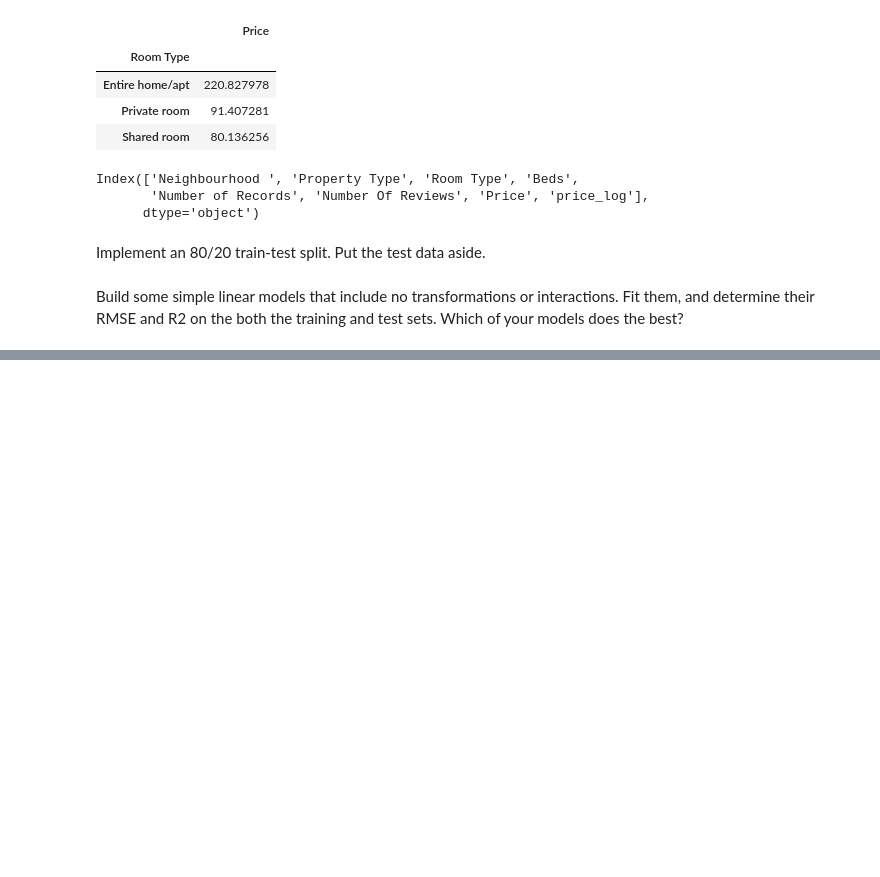
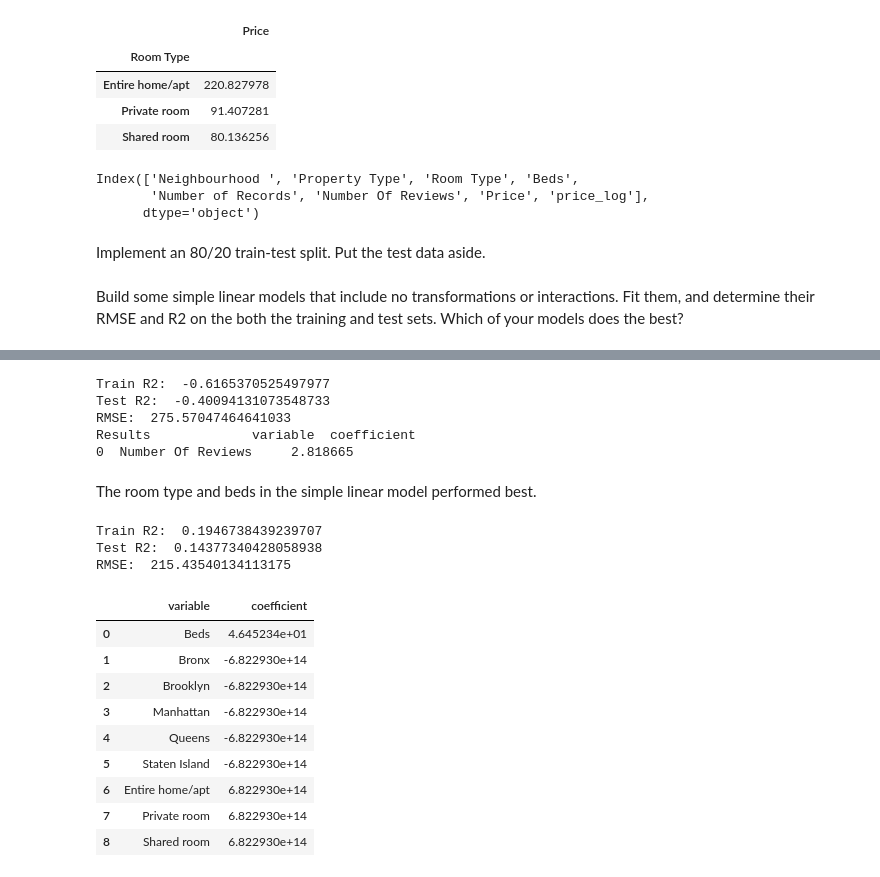
Before and after one commit to DS3001/labs, a Jupyter notebook: 04_hedonic_pricing/04_hedonic_pricing.ipynb, the cells around one changed output, grey strips where cells are left out. Saved outputs shown, nothing was run; the diff lists cells and outputs as text; code cells hidden in the pictures; blank space fills up the shorter version.

```diff
--- a/04_hedonic_pricing/04_hedonic_pricing.ipynb
+++ b/04_hedonic_pricing/04_hedonic_pricing.ipynb
@@ -296,0 +350,53 @@ y= air['price_log']
+# %%
+num1= air[['Number Of Reviews']]
+X_train, X_test, y_train, y_test= train_test_split(num1, y, test_size= 0.2, random_state= 100)
+from sklearn import linear_model
+model= linear_model.LinearRegression(fit_intercept= False).fit(X_train, y_train)
+y_hat= model.predict(X_test)
+
+print('Train R2: ', model.score(X_train, y_train))
+print('Test R2: ', model.score(X_test, y_test))
+print('RMSE: ', np.sqrt(mean_squared_error(y_test, y_hat)))
+
+results= pd.DataFrame({'variable': model.feature_names_in_ ,'coefficient': model.coef_})
+print('Results', results)
+# %% [output]
+Train R2:  -0.6165370525497977
+Test R2:  -0.40094131073548733
+RMSE:  275.57047464641033
+Results             variable  coefficient
+0  Number Of Reviews     2.818665
+# %% [markdown]
+The room type and beds in the simple linear model performed best.
+# %%
+X= pd.concat([air['Beds'], pd.get_dummies(air['Neighbourhood '], dtype= 'int'),
+               pd.get_dummies(air['Room Type'], dtype= 'int')],
+              axis= 1)
+y= air['Price']
+
+X_train, X_test, y_train, y_test= train_test_split(X, y, test_size= 0.2, random_state= 100)
+
+from sklearn import linear_model
+model= linear_model.LinearRegression(fit_intercept= False).fit(X_train, y_train)
+y_hat= model.predict(X_test)
+
+print('Train R2: ', model.score(X_train, y_train))
+print('Test R2: ', model.score(X_test, y_test))
+print('RMSE: ', np.sqrt(mean_squared_error(y_test, y_hat)))
+
+results= pd.DataFrame({'variable': model.feature_names_in_ ,'coefficient': model.coef_})
+results
+# %% [output]
+Train R2:  0.1946738439239707
+Test R2:  0.14377340428058938
+RMSE:  215.43540134113175
+|  | variable | coefficient |
+| 0 | Beds | 4.645234e+01 |
+| 1 | Bronx | -6.822930e+14 |
+| 2 | Brooklyn | -6.822930e+14 |
+| 3 | Manhattan | -6.822930e+14 |
+| 4 | Queens | -6.822930e+14 |
+| 5 | Staten Island | -6.822930e+14 |
+| 6 | Entire home/apt | 6.822930e+14 |
+| 7 | Private room | 6.822930e+14 |
+| 8 | Shared room | 6.822930e+14 |
```
Also changed, not shown: parts of 15 cells of this notebook.
